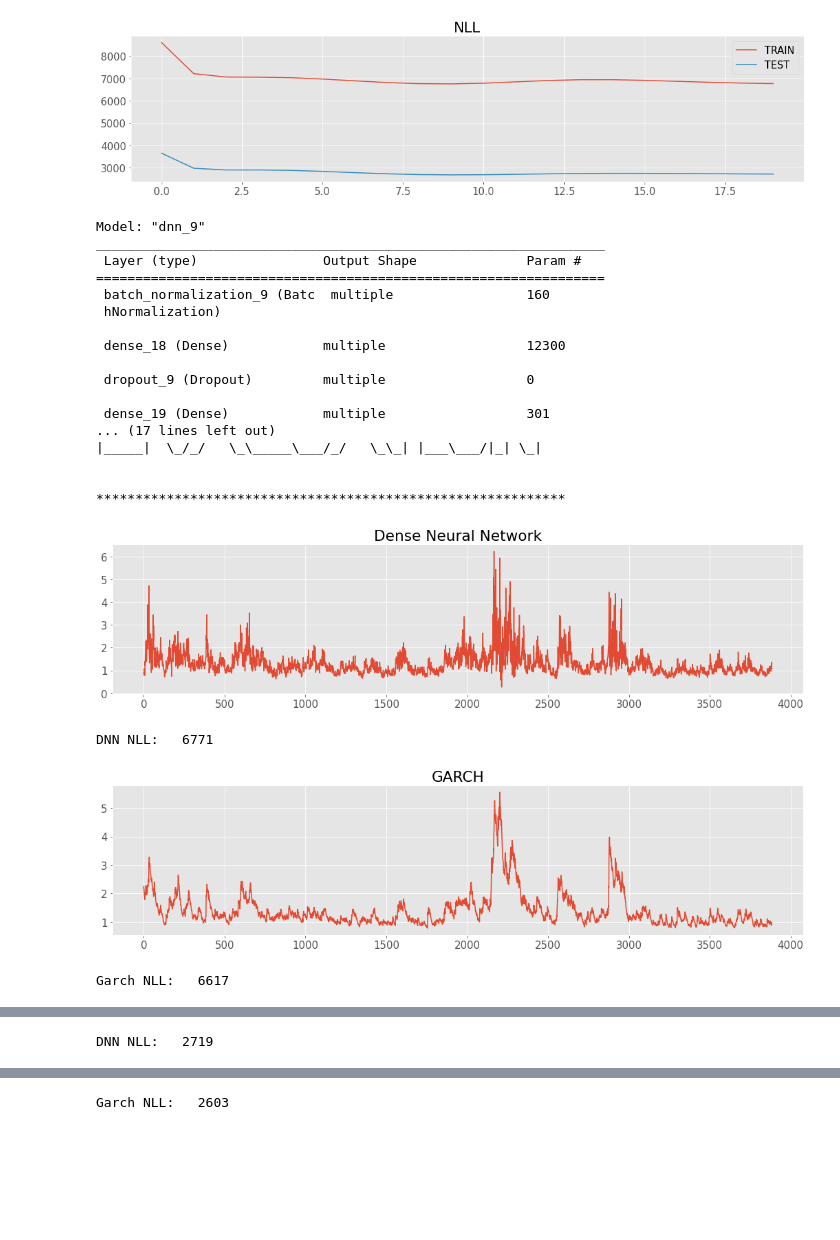
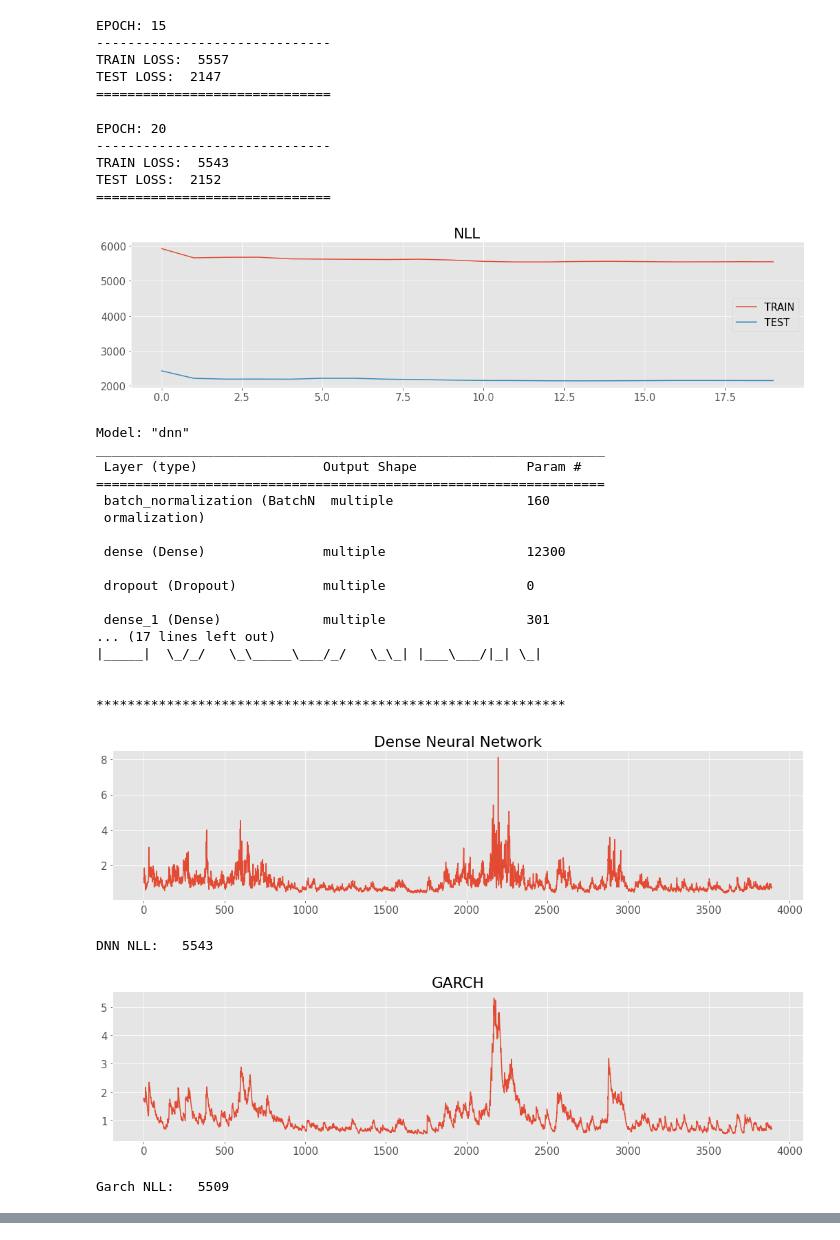
Before and after one commit to gavgousti/THESIS, a Jupyter notebook: DNN.ipynb, the cells around one changed output, grey strips where cells are left out. Saved outputs shown, nothing was run; the diff lists cells and outputs as text; code cells hidden in the pictures; blank space fills up the shorter version.

```diff
--- a/DNN.ipynb
+++ b/DNN.ipynb
@@ -16,7 +17,7 @@ plt.style.use('ggplot')
 plt.rcParams['figure.figsize'] = (18,4)
 plt.rcParams['font.size'] = 15
 # %%
-prices = yf.Ticker('^RUT').history(start = '2000-01-01').Close
+prices = yf.Ticker('^GSPC').history(start = '2000-01-01').Close
 rets = 100*(prices.pct_change().dropna())
 # rets = 100*(np.log(prices).diff().dropna())
 rets_train, rets_test = train_test_split_ts(rets, .7)
@@ -75,16 +76,20 @@ print('Garch NLL: {:6.0f}'.format(nll(tf.convert_to_tensor(g_vol.reshape(-1,1),
 
 out_test = model(X_test)
 plt.plot(out_test)
+plt.plot(np.exp(X_test[:,-1]), alpha = .6, label = 'Realized Volatility')
 plt.title('Dense Neural Network Test')
 plt.show()
 print('DNN NLL: {:6.0f}'.format(nll(out_test**2, y_test)))
+print('DNN RMSE: {:1.3f}'.format(mse(np.exp(X_test[:,-1]), out_test.numpy().ravel())**.5))
 
 
 g_vola_pred = forward_garch(y_test, y_train, fit)
 plt.plot(g_vola_pred)
+plt.plot(np.exp(X_test[:,-1]), alpha = .6, label = 'Realized Volatility')
 plt.title('GARCH Test')
 plt.show()
 print('Garch NLL: {:6.0f}'.format(nll(g_vola_pred**2, y_test)))
+print('GARCH RMSE: {:1.3f}'.format(mse(np.exp(X_test[:,-1]),g_vola_pred)**.5))
 # %% [output]
 log-realized volatility used as additional feature!
 log-realized volatility used as additional feature!
@@ -111,22 +106,32 @@ TEST LOSS:  2719
+EPOCH: 15
+------------------------------
+TRAIN LOSS:  5557
+TEST LOSS:  2147
+==============================
+EPOCH: 20
+------------------------------
+TRAIN LOSS:  5543
+TEST LOSS:  2152
+==============================
-[figure, old version]
+[figure, new version]
-Model: "dnn_9"
-_________________________________________________________________
- Layer (type)                Output Shape              Param #
-=================================================================
- batch_normalization_9 (Batc  multiple                 160
- hNormalization)
-
- dense_18 (Dense)            multiple                  12300
-
- dropout_9 (Dropout)         multiple                  0
-
- dense_19 (Dense)            multiple                  301
-... (17 lines left out)
-|_____|  \_/_/   \_\_____\___/_/   \_\_| |___\___/|_| \_|
-
-
-************************************************************
+Model: "dnn"
+_________________________________________________________________
+ Layer (type)                Output Shape              Param #
+=================================================================
+ batch_normalization (BatchN  multiple                 160
+ ormalization)
+
+ dense (Dense)               multiple                  12300
+
+ dropout (Dropout)           multiple                  0
+
+ dense_1 (Dense)             multiple                  301
+... (17 lines left out)
+|_____|  \_/_/   \_\_____\___/_/   \_\_| |___\___/|_| \_|
+
+
+************************************************************
-[figure, old version]
+[figure, new version]
-DNN NLL:   6771
+DNN NLL:   5543
-[figure, old version]
+[figure, new version]
-Garch NLL:   6617
+Garch NLL:   5509
@@ -134 +138,0 @@ Garch NLL:   6617
-DNN NLL:   2719
@@ -136 +138,0 @@ DNN NLL:   2719
-Garch NLL:   2603
```
Also changed, not shown: parts of 2 cells of this notebook, 4 other files.
